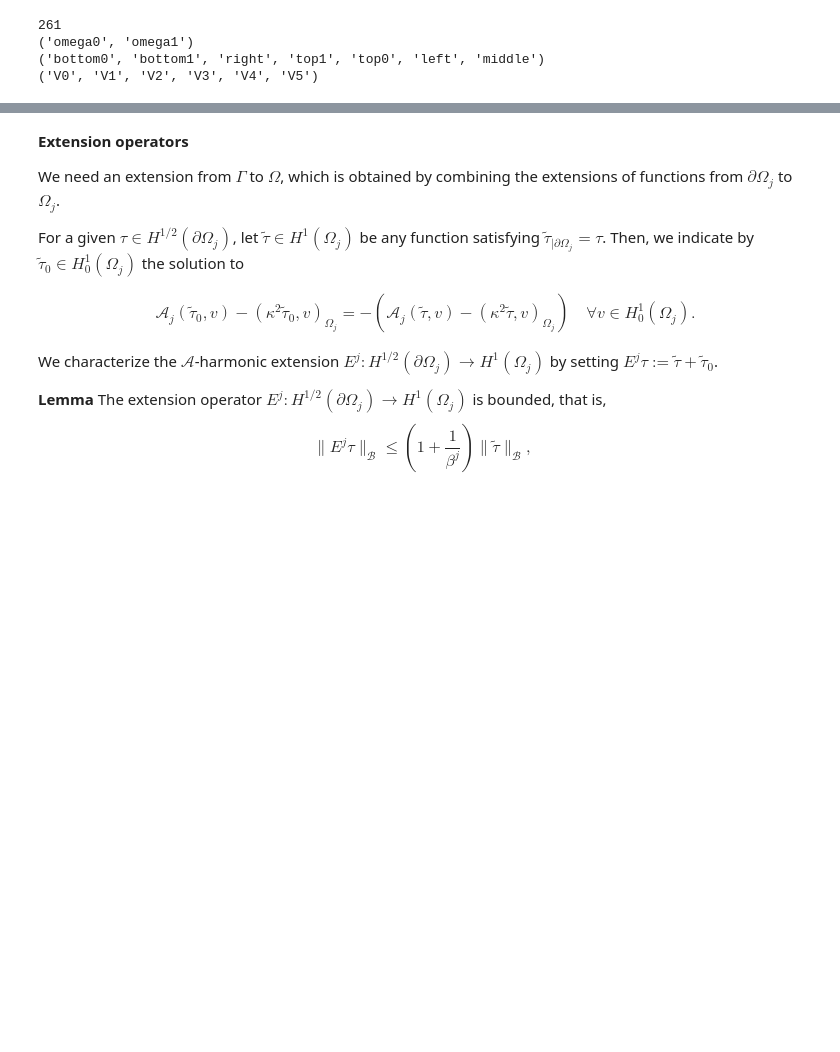
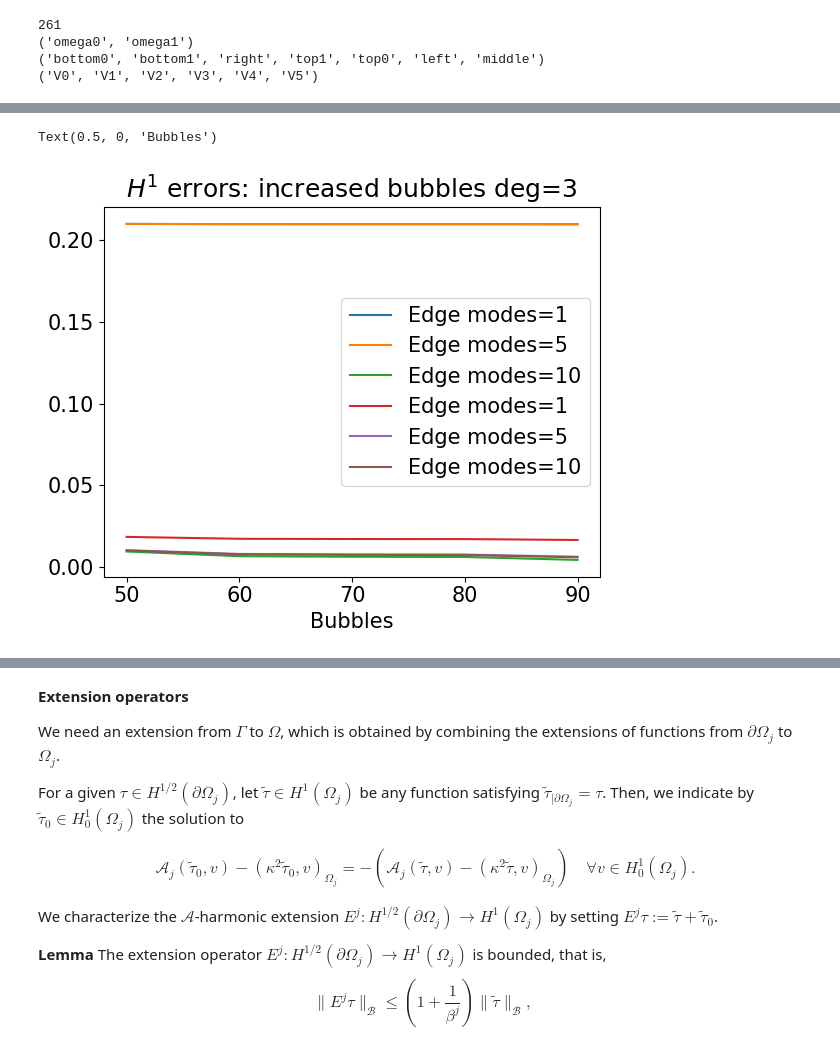
Before and after one commit to plederer/ACMS, a Jupyter notebook: numex/Basis.ipynb, the cells around one changed output, grey strips where cells are left out. Cells and saved outputs as stored; diff of their text form; code cells hidden in the pictures; blank space fills up the shorter version.

Commit message:
Convergence plots addes

```diff
--- a/numex/Basis.ipynb
+++ b/numex/Basis.ipynb
@@ -161,0 +145,16 @@ Old code with comments - now shifted to helping_functions
+# %%
+plt.rcParams.update({'font.size':15})
+#plt.figure(figsize=(8,8))
+for i in range(len(Edge_modes)):
+    plt.plot(Bubble_modes, h1_error[i,:], label=('Edge modes=%i' %Edge_modes[i]))
+plt.title('$H^1$ errors: increased bubbles deg=%i' %order)
+plt.legend()
+plt.xlabel('Bubbles')
+# %%
+plt.rcParams.update({'font.size':15})
+#plt.figure(figsize=(8,8))
+for i in range(len(Bubble_modes)):
+    plt.plot(Edge_modes, h1_error[:,i], label=('Bubbles=%i' %Bubble_modes[i]))
+plt.title('$H^1$ errors: increased edge modes deg=%i' %order)
+plt.legend()
+plt.xlabel('Edge modes')
@@ -161,0 +266,11 @@ Old code with comments - now shifted to helping_functions
+# %%
+plt.rcParams.update({'font.size':15})
+for d in range(len(order_v)):
+    for i in range(len(Edge_modes)):
+        plt.plot(Bubble_modes, h1_error[d*len(Edge_modes) + i,:], label=('Edge modes=%i' %Edge_modes[i]))
+plt.title('$H^1$ errors: increased bubbles deg=%i' %order)
+plt.legend()
+plt.xlabel('Bubbles')
+# %% [output]
+Text(0.5, 0, 'Bubbles')
+[figure, added]
```
Also changed, not shown: parts of 11 cells of this notebook.
